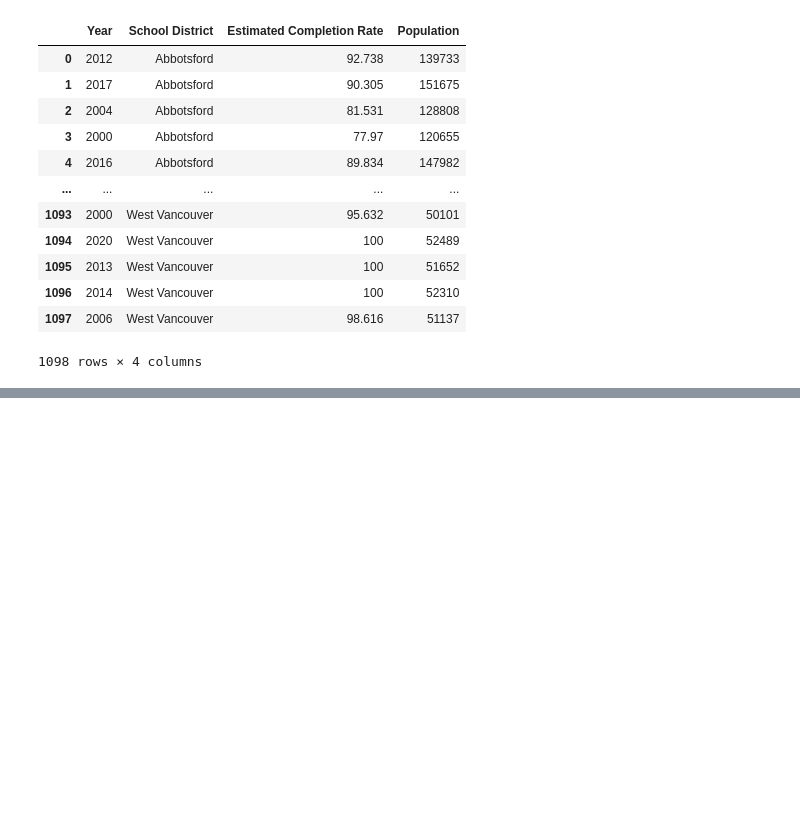
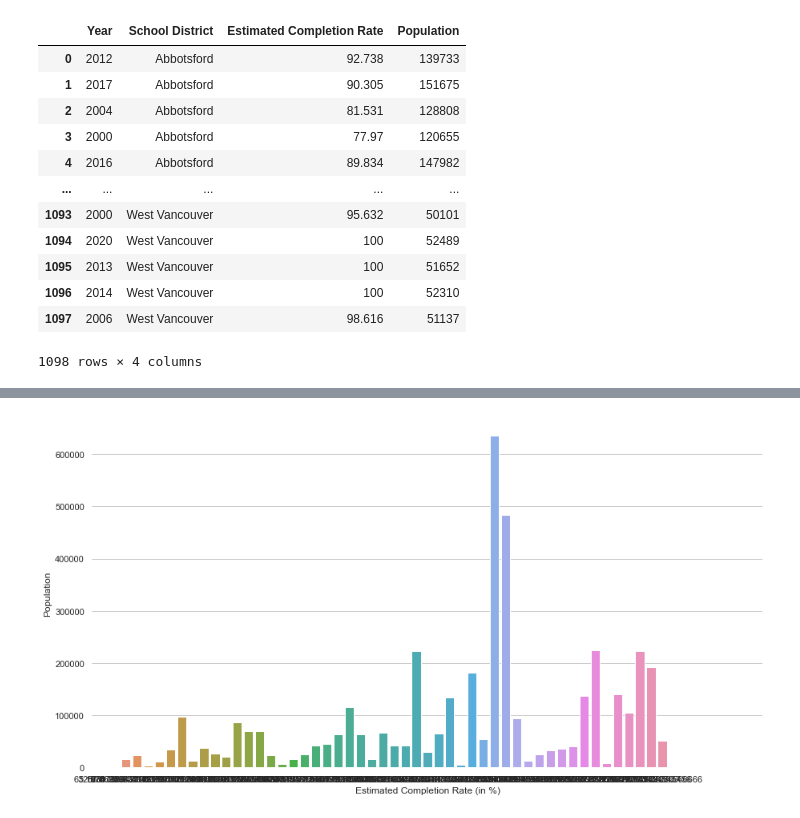
Before and after one commit to ubco-W2022T1-cosc301/project-group19, a Jupyter notebook: notebooks/analysis2.ipynb, the cells around one changed output, grey strips where cells are left out. Drawn from its saved outputs; the diff is of its cells as text; code cells hidden in the pictures; blank space fills up the shorter version.

```diff
--- a/notebooks/analysis2.ipynb
+++ b/notebooks/analysis2.ipynb
@@ -405,0 +443,11 @@ cleanData = mypopData
+# %%
+sns.set_theme(style="whitegrid")
+f, ax = plt.subplots(figsize=(15, 8))
+sns.set_color_codes("pastel")
+sns.barplot(data=cleanData, x="Estimated Completion Rate", y = "Population")
+ax.set(xlim=(0, 60), ylim=(0), ylabel="Population",
+       xlabel="Estimated Completion Rate (in %)")
+sns.despine(left=True, bottom=True)
+#plt.setp(f.axes, xticks=[])
+# %% [output]
+[figure, added]
```
Also changed, not shown: parts of 10 cells of this notebook, 3 other files.
